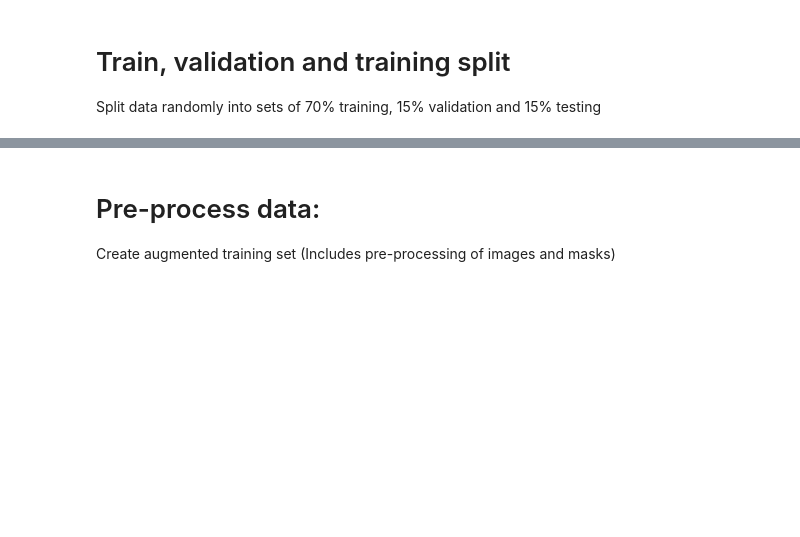
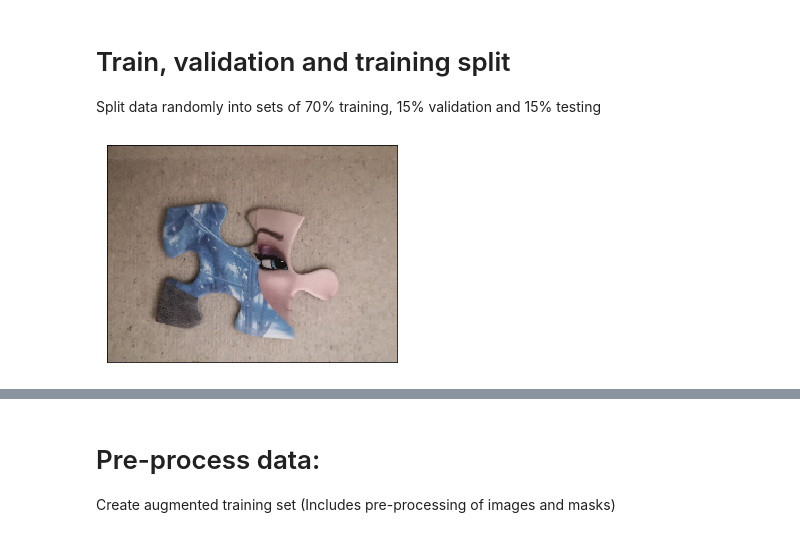
Before and after one commit to Pieter-Cawood/Image-segmentation, a Jupyter notebook: 2. UNet/UNet.ipynb, the cells around one changed output, grey strips where cells are left out. Drawn from its saved outputs; the diff is of its cells as text; code cells hidden in the pictures; blank space fills up the shorter version.

```diff
--- a/2. UNet/UNet.ipynb
+++ b/2. UNet/UNet.ipynb
@@ -119,0 +174,4 @@ test_images, test_masks, test_corners = data_utils.train_test_split(DATA_IMGS, D
+# %%
+show_image(train_images[3])
+# %% [output]
+[figure, added]
```
Also changed, not shown: parts of 35 cells of this notebook.
